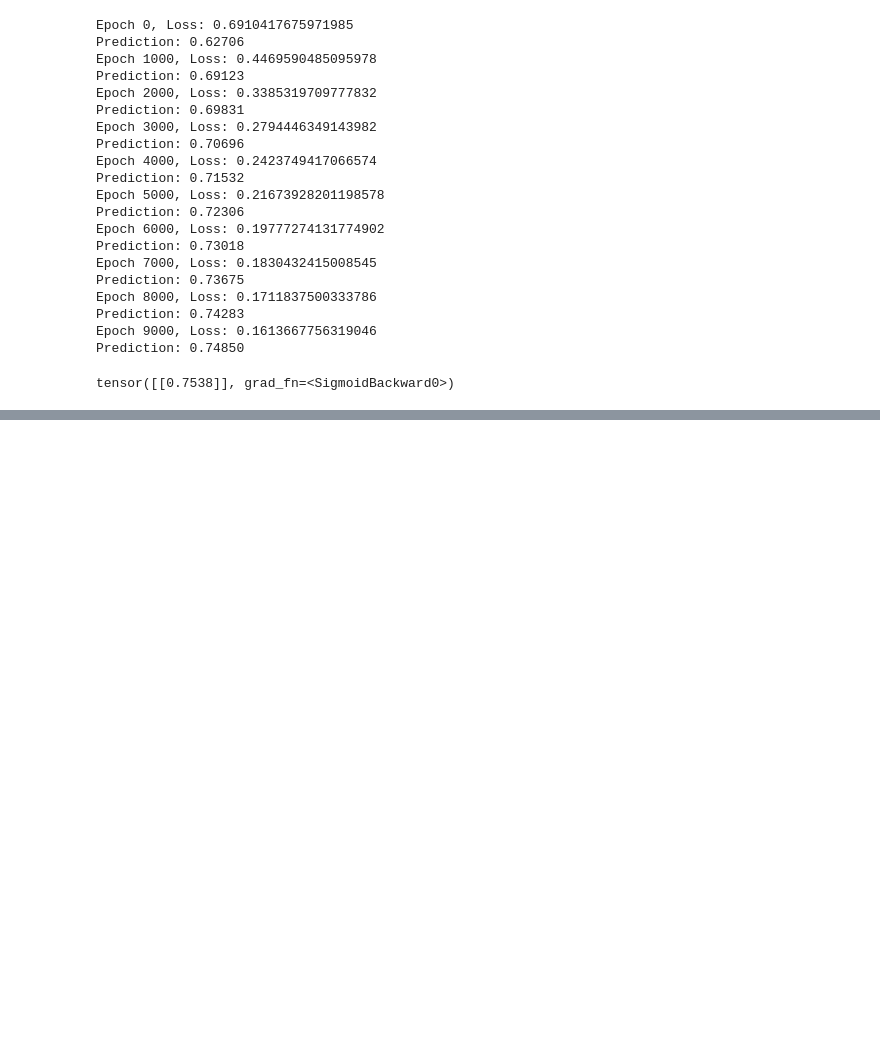
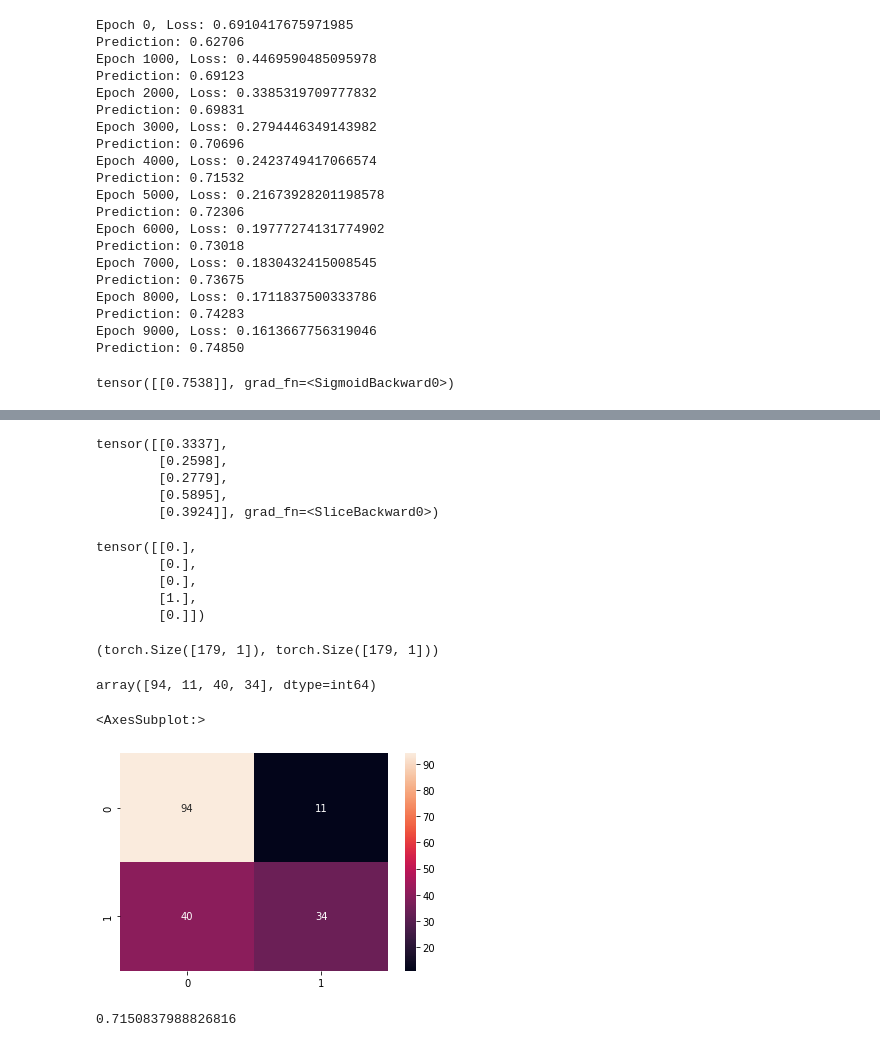
Before and after one commit to dannytheairish/PYTORCH-BASICS, a Jupyter notebook: pt01_basics.ipynb, the cells around one changed output, grey strips where cells are left out. Cells and saved outputs as stored; diff of their text form; code cells hidden in the pictures; blank space fills up the shorter version.

Commit message:
neuralnetwork and test on kaggle titanic dataset 04072022

```diff
--- a/pt01_basics.ipynb
+++ b/pt01_basics.ipynb
@@ -438,0 +812,3 @@ tensor([[0.7538]], grad_fn=<SigmoidBackward0>)
+# %%
+model = ModelTitanic()
+model
@@ -438,0 +851,36 @@ tensor([[0.7538]], grad_fn=<SigmoidBackward0>)
+# %%
+pred_validation = model.forward(X_val)
+pred_validation[:5]
+# %% [output]
+tensor([[0.3337],
+        [0.2598],
+        [0.2779],
+        [0.5895],
+        [0.3924]], grad_fn=<SliceBackward0>)
+# %%
+pred_validation = (pred_validation>=0.5).float()
+pred_validation[:5]
+# %% [output]
+tensor([[0.],
+        [0.],
+        [0.],
+        [1.],
+        [0.]])
+# %%
+pred_validation.shape, y_val.shape
+# %% [output]
+(torch.Size([179, 1]), torch.Size([179, 1]))
+# %%
+confusion = confusion_matrix(y_true=y_val,y_pred=pred_validation)
+confusion.ravel() # (tn, fp, fn, tp)
+# %% [output]
+array([94, 11, 40, 34], dtype=int64)
+# %%
+sns.heatmap(confusion, annot=True)
+# %% [output]
+<AxesSubplot:>
+[figure, added]
+# %%
+accuracy_score(y_true=y_val, y_pred=pred_validation)
+# %% [output]
+0.7150837988826816
```
Also changed, not shown: parts of 61 cells of this notebook.
